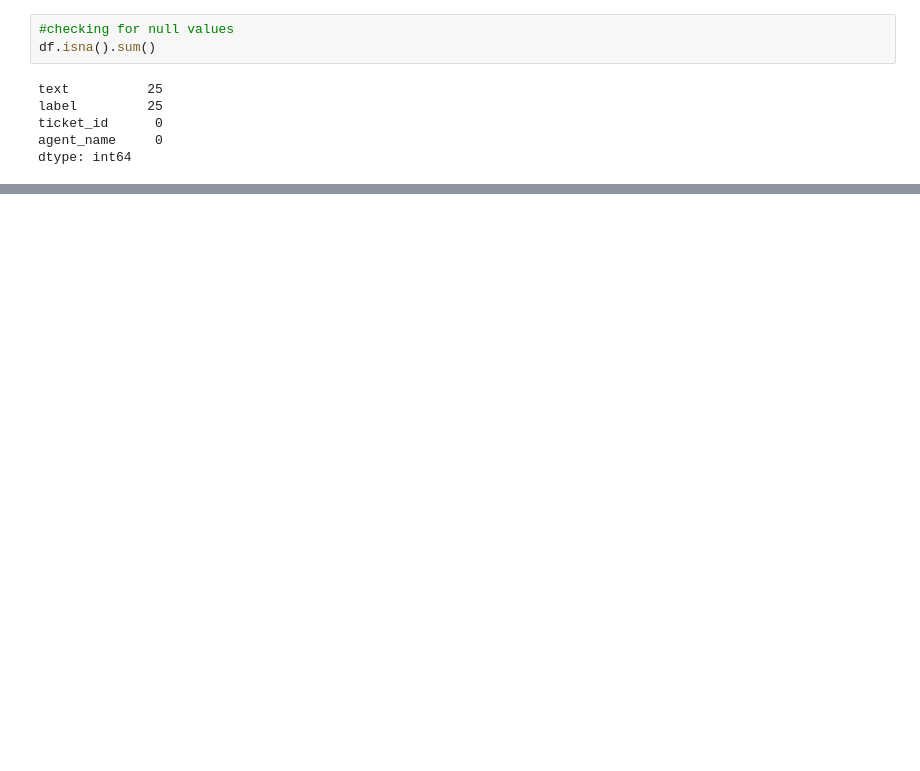
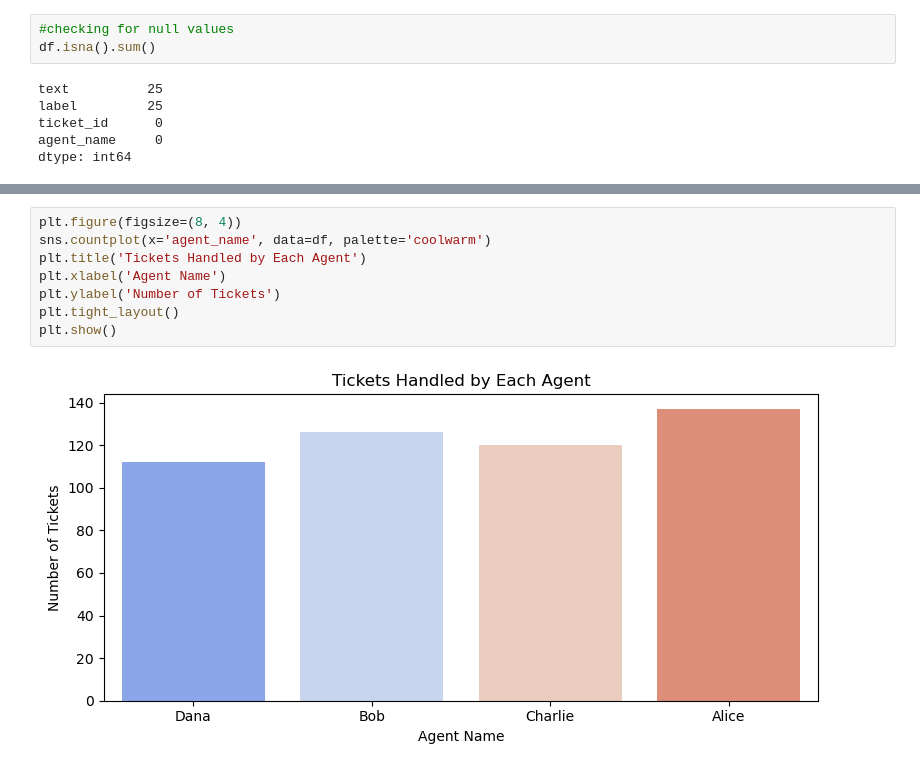
Before and after one commit to ThriveInternship/Thrive_Internship_ML_A, a Jupyter notebook: notebooks/02-eda.ipynb, the cells around one changed output, grey strips where cells are left out. Saved outputs shown, nothing was run; the diff lists cells and outputs as text; blank space fills up the shorter version.

```diff
--- a/notebooks/02-eda.ipynb
+++ b/notebooks/02-eda.ipynb
@@ -64,0 +127,10 @@ df.duplicated().sum()
+# %%
+plt.figure(figsize=(8, 4))
+sns.countplot(x='agent_name', data=df, palette='coolwarm')
+plt.title('Tickets Handled by Each Agent')
+plt.xlabel('Agent Name')
+plt.ylabel('Number of Tickets')
+plt.tight_layout()
+plt.show()
+# %% [output]
+[figure, added]
```
Also changed, not shown: parts of 9 cells of this notebook, 1 other file.
